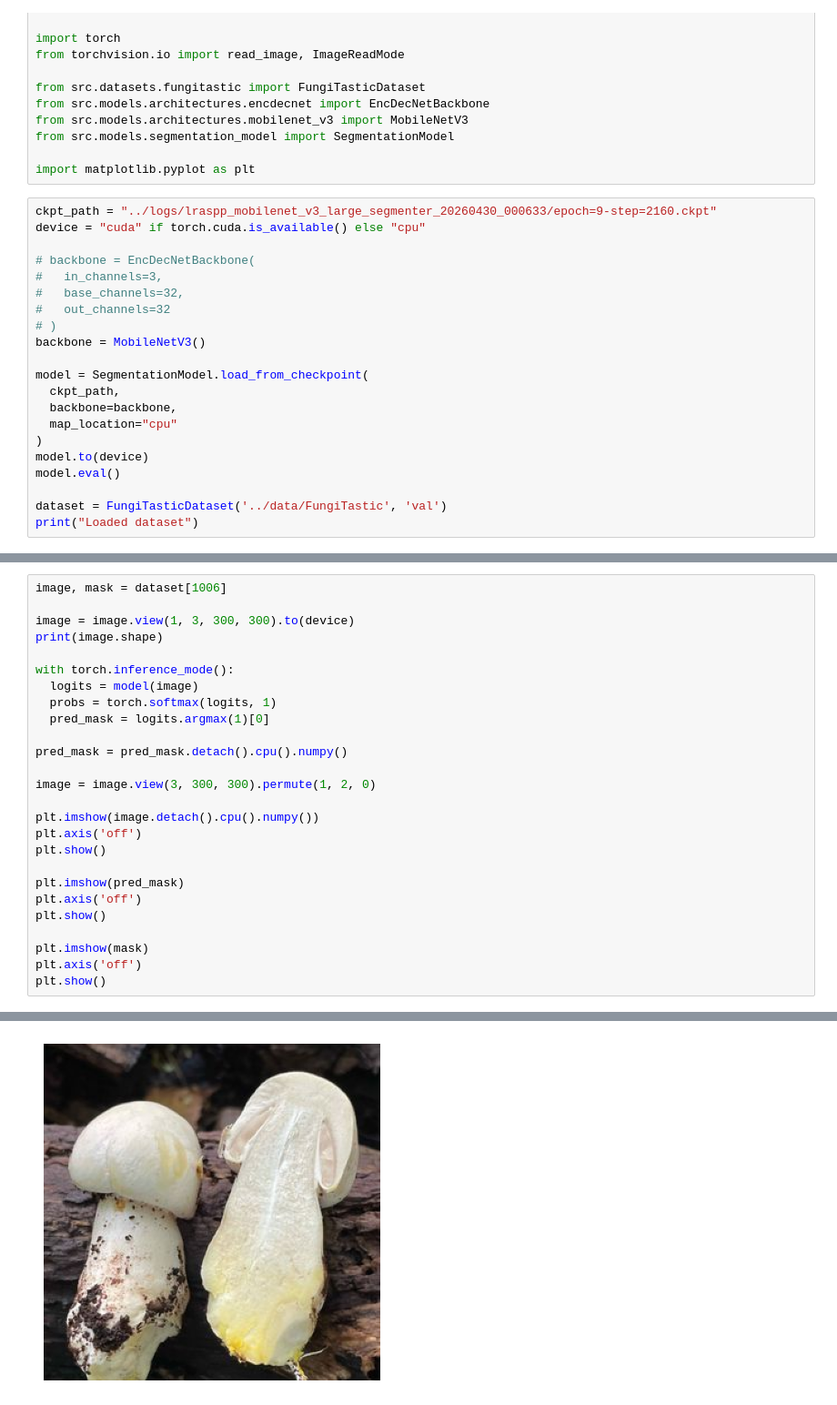
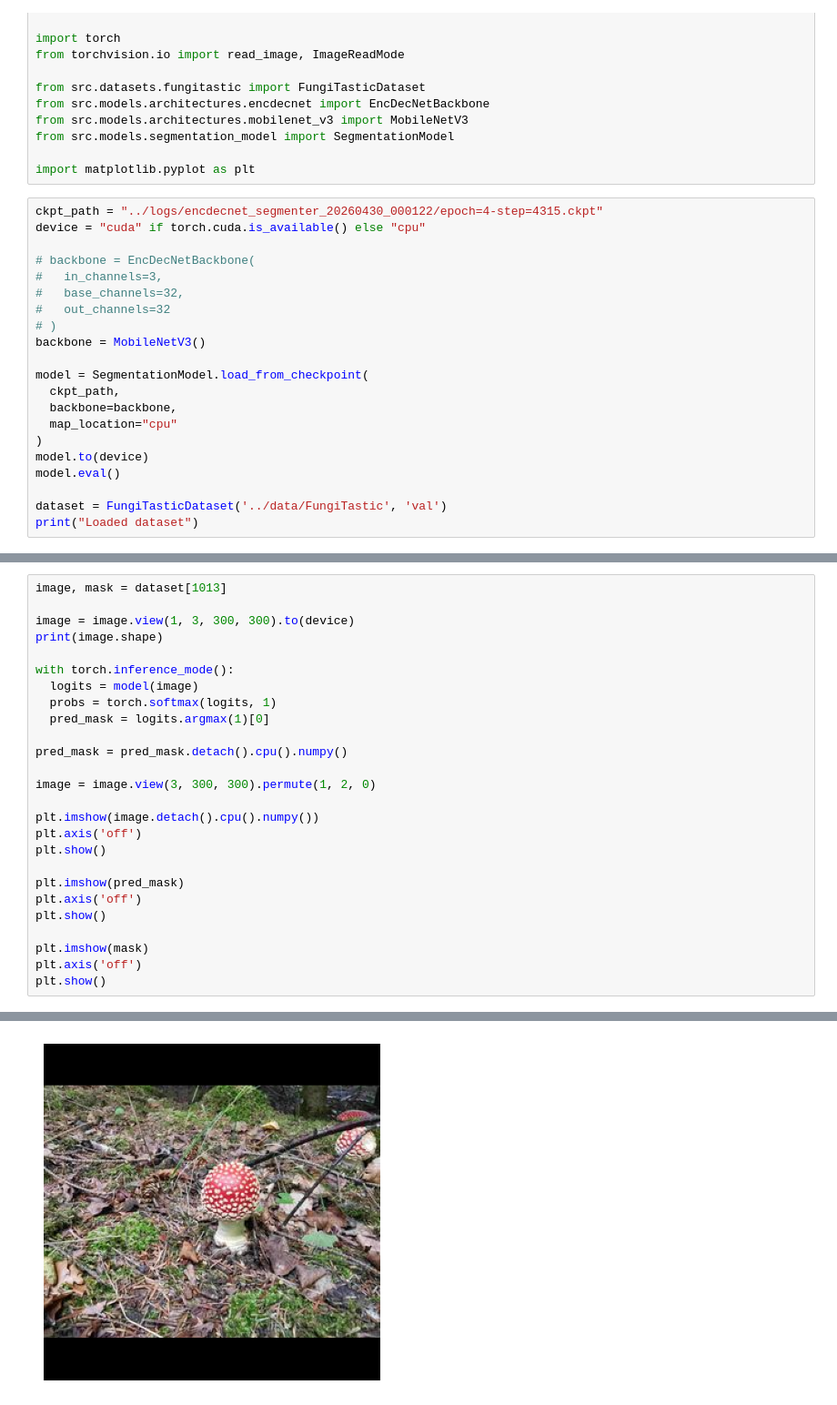
Before and after one commit to surgutti/fungitastic-playground, a Jupyter notebook: notebooks/test.ipynb, the cells around one changed output, grey strips where cells are left out. Shown at 91% size. Cells and saved outputs as stored; diff of their text form.

```diff
--- a/notebooks/test.ipynb
+++ b/notebooks/test.ipynb
@@ -17,7 +17,7 @@ from src.models.segmentation_model import SegmentationModel
 
 import matplotlib.pyplot as plt
 # %%
-ckpt_path = "../logs/lraspp_mobilenet_v3_large_segmenter_20260430_000633/epoch=9-step=2160.ckpt"
+ckpt_path = "../logs/encdecnet_segmenter_20260430_000122/epoch=4-step=4315.ckpt"
 device = "cuda" if torch.cuda.is_available() else "cpu"
 
 # backbone = EncDecNetBackbone(
@@ -42,29 +42,29 @@ FileNotFoundError: [Errno 2] No such file or directory: '/home/olaf/fungitastic-
 # %%
-image, mask = dataset[1006]
+image, mask = dataset[1013]
 
 image = image.view(1, 3, 300, 300).to(device)
 print(image.shape)
 
 with torch.inference_mode():
   logits = model(image)
   probs = torch.softmax(logits, 1)
   pred_mask = logits.argmax(1)[0]
 
 pred_mask = pred_mask.detach().cpu().numpy()
 
 image = image.view(3, 300, 300).permute(1, 2, 0)
 
 plt.imshow(image.detach().cpu().numpy())
 plt.axis('off')
 plt.show()
 
 plt.imshow(pred_mask)
 plt.axis('off')
 plt.show()
 
 plt.imshow(mask)
 plt.axis('off')
 plt.show()
 # %% [output]
 torch.Size([1, 3, 300, 300])
-[figure, old version]
+[figure, new version]
```
Also changed, not shown: parts of 2 cells of this notebook, 1 other file.
